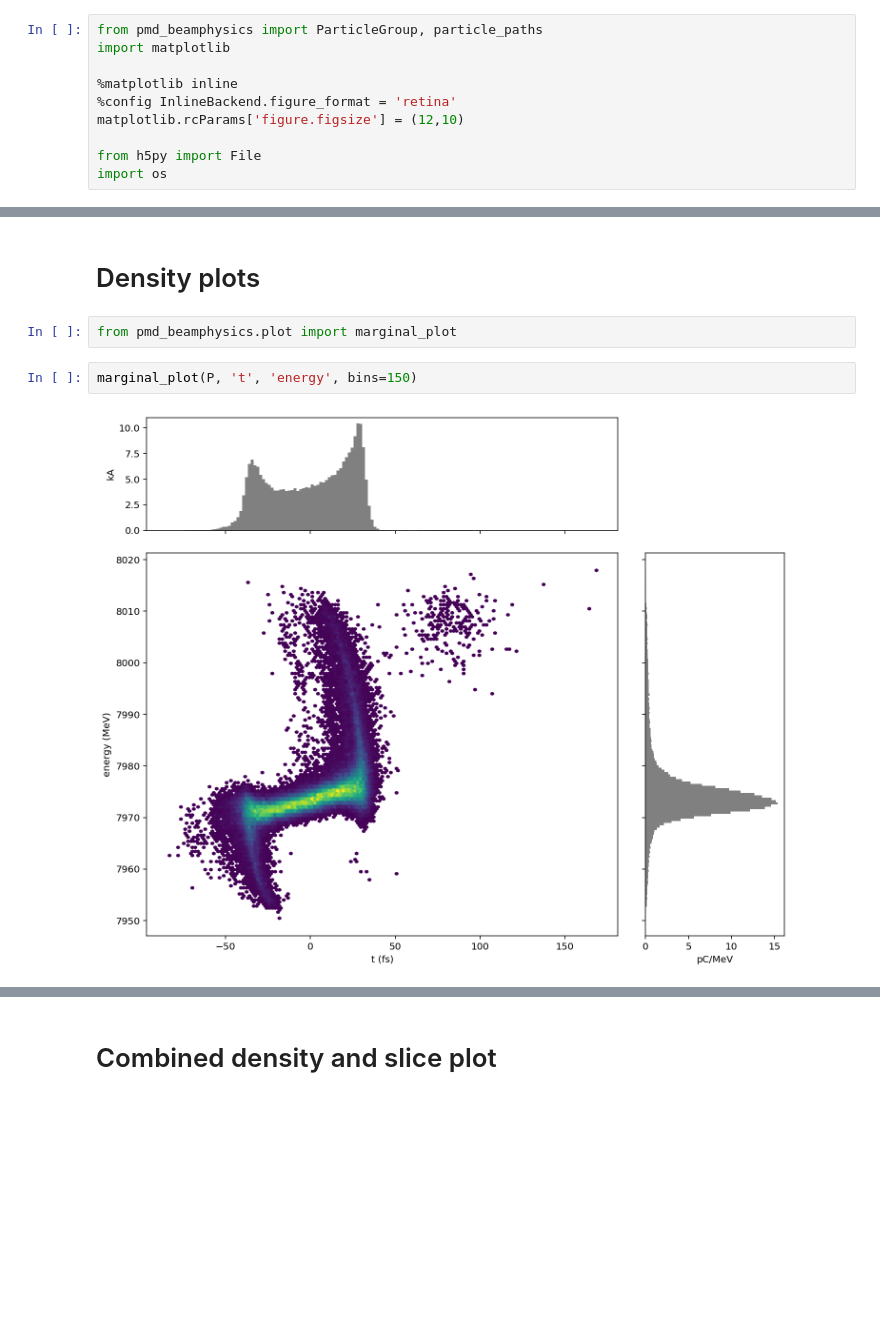
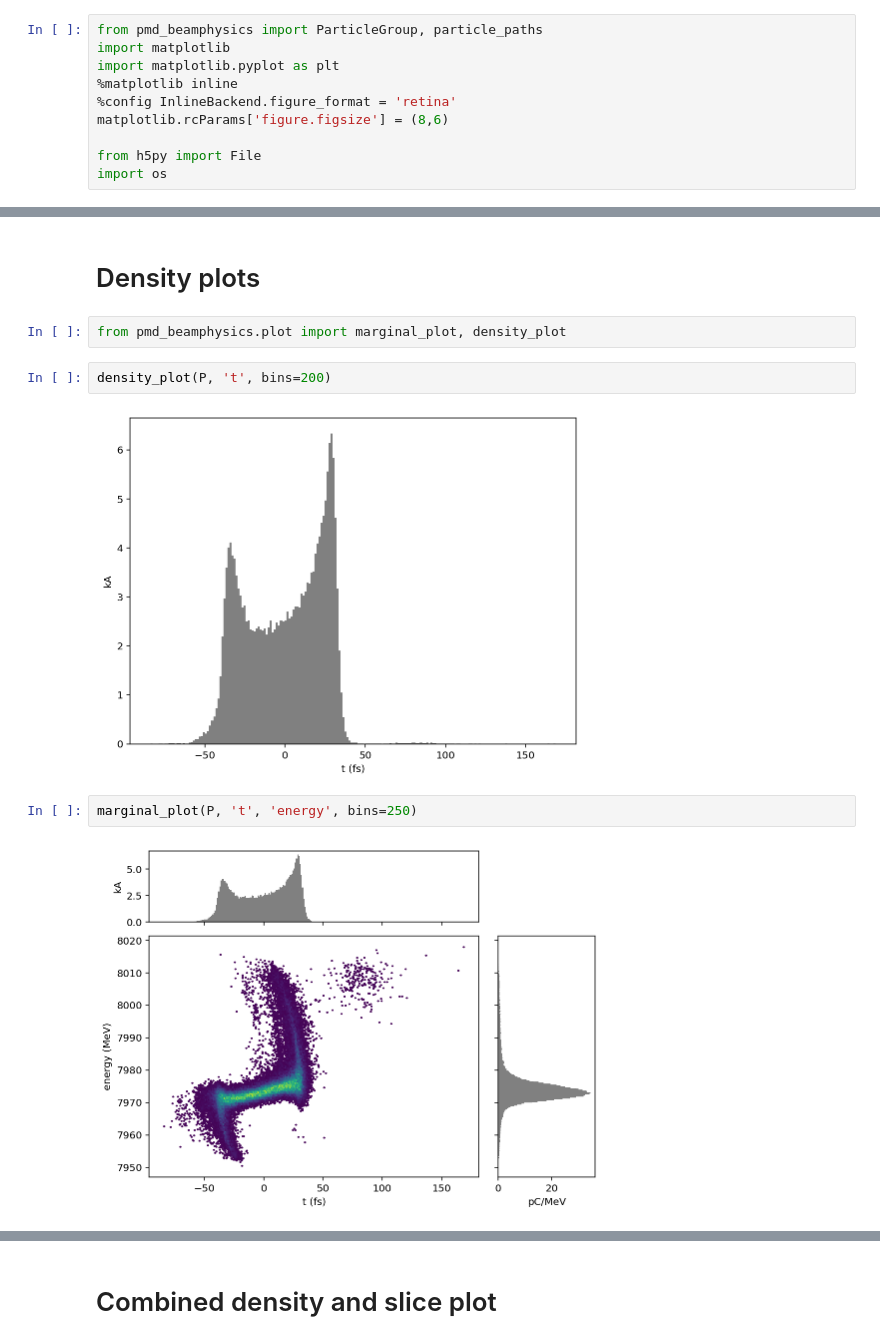
Before and after one commit to ChristopherMayes/openPMD-beamphysics, a Jupyter notebook: examples/plot_examples.ipynb, the cells around one changed output, grey strips where cells are left out. Saved outputs shown, nothing was run; the diff lists cells and outputs as text; blank space fills up the shorter version.

Commit message:
bug in marginal plot histograms.

```diff
--- a/examples/plot_examples.ipynb
+++ b/examples/plot_examples.ipynb
@@ -7,10 +7,10 @@
 # %%
 from pmd_beamphysics import ParticleGroup, particle_paths
 import matplotlib
-
+import matplotlib.pyplot as plt
 %matplotlib inline
 %config InlineBackend.figure_format = 'retina'
-matplotlib.rcParams['figure.figsize'] = (12,10)
+matplotlib.rcParams['figure.figsize'] = (8,6)
 
 from h5py import File
 import os
@@ -58,11 +58,15 @@ slice_plot(P, 'min_x', slice_key='t')
 # %% [markdown]
 # Density plots
 # %%
-from pmd_beamphysics.plot import marginal_plot
+from pmd_beamphysics.plot import marginal_plot, density_plot
+# %%
+density_plot(P, 't', bins=200)
+# %% [output]
+[figure, added]
 # %%
-marginal_plot(P, 't', 'energy', bins=150)
+marginal_plot(P, 't', 'energy', bins=250)
 # %% [output]
-[figure, old version]
+[figure, new version]
 # %%
 marginal_plot(P, 'x', 'y', bins=150)
 # %% [output]
```
Also changed, not shown: parts of 5 cells of this notebook, 1 other file.
